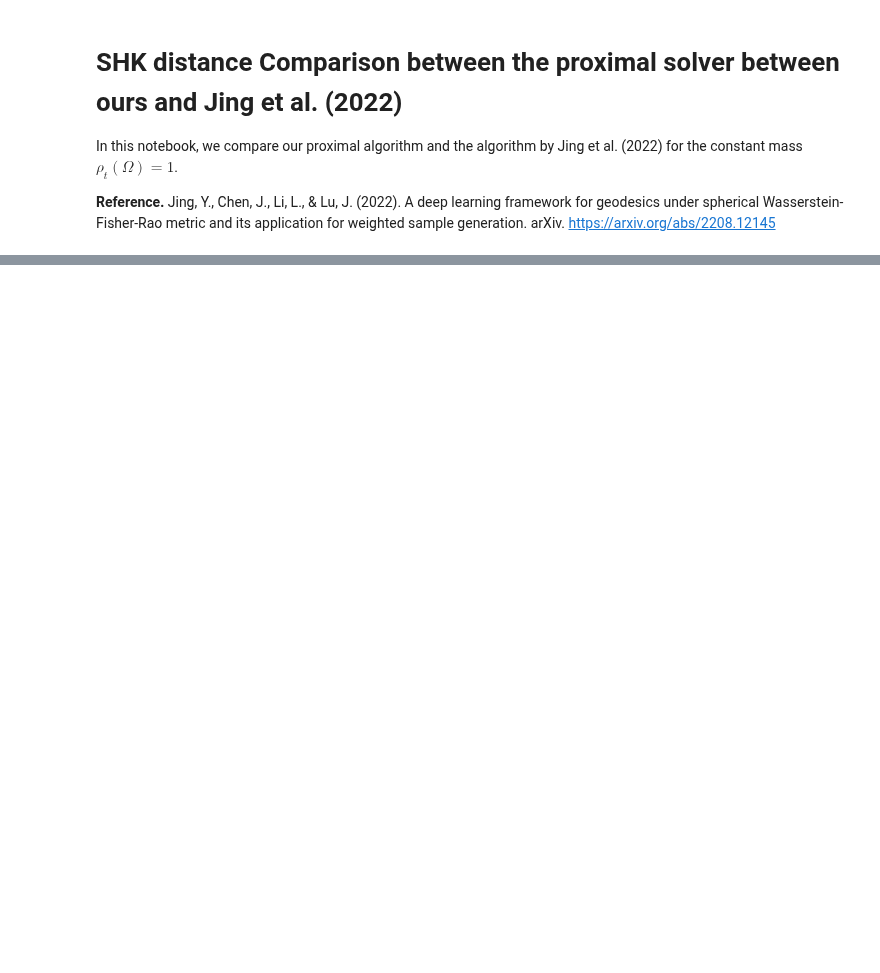
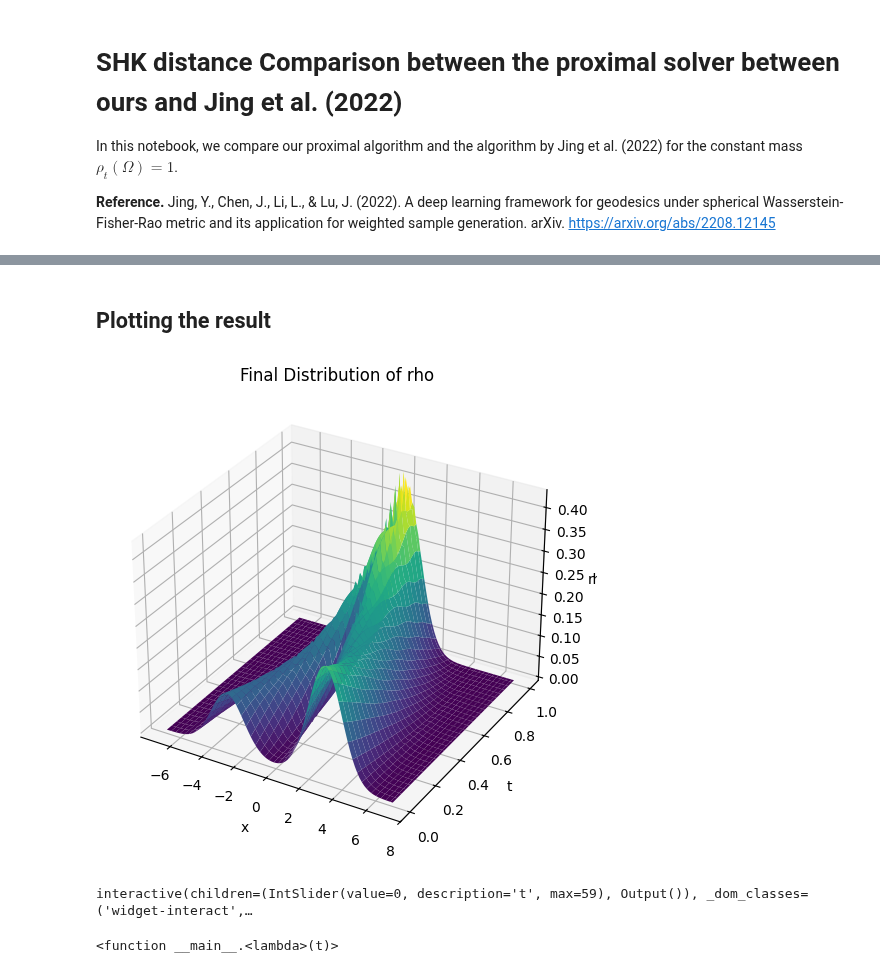
Before and after one commit to mao1756/acuot, a Jupyter notebook: exploratory/proximal/total_mass/[WIP]SHK_ours_vs_jing_gaussian.ipynb, the cells around one changed output, grey strips where cells are left out. Cells and saved outputs as stored; diff of their text form; code cells hidden in the pictures; blank space fills up the shorter version.

```diff
--- a/exploratory/proximal/total_mass/[WIP]SHK_ours_vs_jing_gaussian.ipynb
+++ b/exploratory/proximal/total_mass/[WIP]SHK_ours_vs_jing_gaussian.ipynb
@@ -65,0 +111,43 @@ the value of WFR is  1.07416
+# %% [markdown]
+## Plotting the result
+# %%
+# Step 8: Plot rho_opt as a 3D surface
+fig = plt.figure(figsize=(10, 6))
+ax = fig.add_subplot(projection='3d')
+X_mesh, T_mesh = np.meshgrid(x_space, t_space)
+ax.plot_surface(X_mesh, T_mesh, x_ours.V.D[0], cmap='viridis')
+
+# Customize plot
+ax.set_xlabel('x')
+ax.set_ylabel('t')
+ax.set_zlabel('rho')
+ax.set_title('Final Distribution of rho')
+
+# Show plot
+plt.show()
+# %% [output]
+[figure, added]
+# %%
+def plot_1Dn(t, x, v, g, X, rho_0, rho_1, ylim=[-2, 2], title="" , mplier=1.0):
+    plt.figure(figsize=[16, 4])
+
+    # Fill plots
+    if rho_0 is not None:
+        plt.fill_between(X, rho_0, color="k", alpha=0.2, label=r'$\rho_0$')
+    if rho_1 is not None:
+        plt.fill_between(X, rho_1, color="b", alpha=0.2, label=r'$\rho_1$')
+    plt.fill_between(X, x.V.D[0][t, :], color="r", alpha=0.7, label=r'$\rho_{t}$')
+
+    # Line plots
+    plt.plot(X, mplier*v[0][t, :], "k", label=r'$v_t$')
+    plt.plot(X, mplier*g[t, :], "g", label=r'$g_t$')
+    plt.title(title)
+    plt.axis([-7, 7, ylim[0], ylim[1]])
+    plt.show()
+
+v,g = speed_and_growth(x_ours.V)
+plot_elements2 = [x_ours.copy(), v.copy(), g.copy(), x_space.copy(), None, None, [-0.6,0.6], r"(red) $\rho_t$ (green) $g_t$ (dark) $v_t$", 0.1]
+interact(lambda t: plot_1Dn(t, *plot_elements2), t=widgets.IntSlider(min=0, max=Nt-1, step=1, value=0))
+# %% [output]
+interactive(children=(IntSlider(value=0, description='t', max=59), Output()), _dom_classes=('widget-interact',…
+<function __main__.<lambda>(t)>
```
Also changed, not shown: parts of 16 cells of this notebook, 1 other file.
